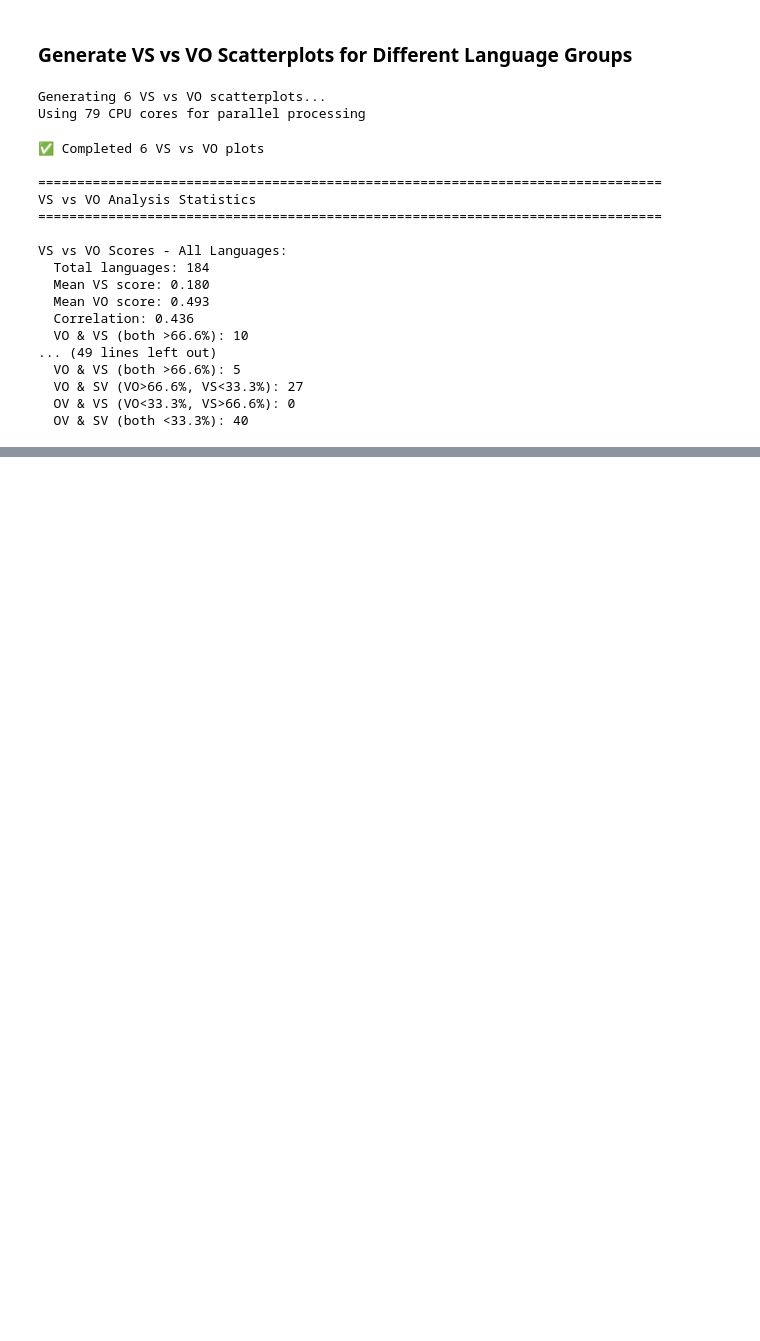
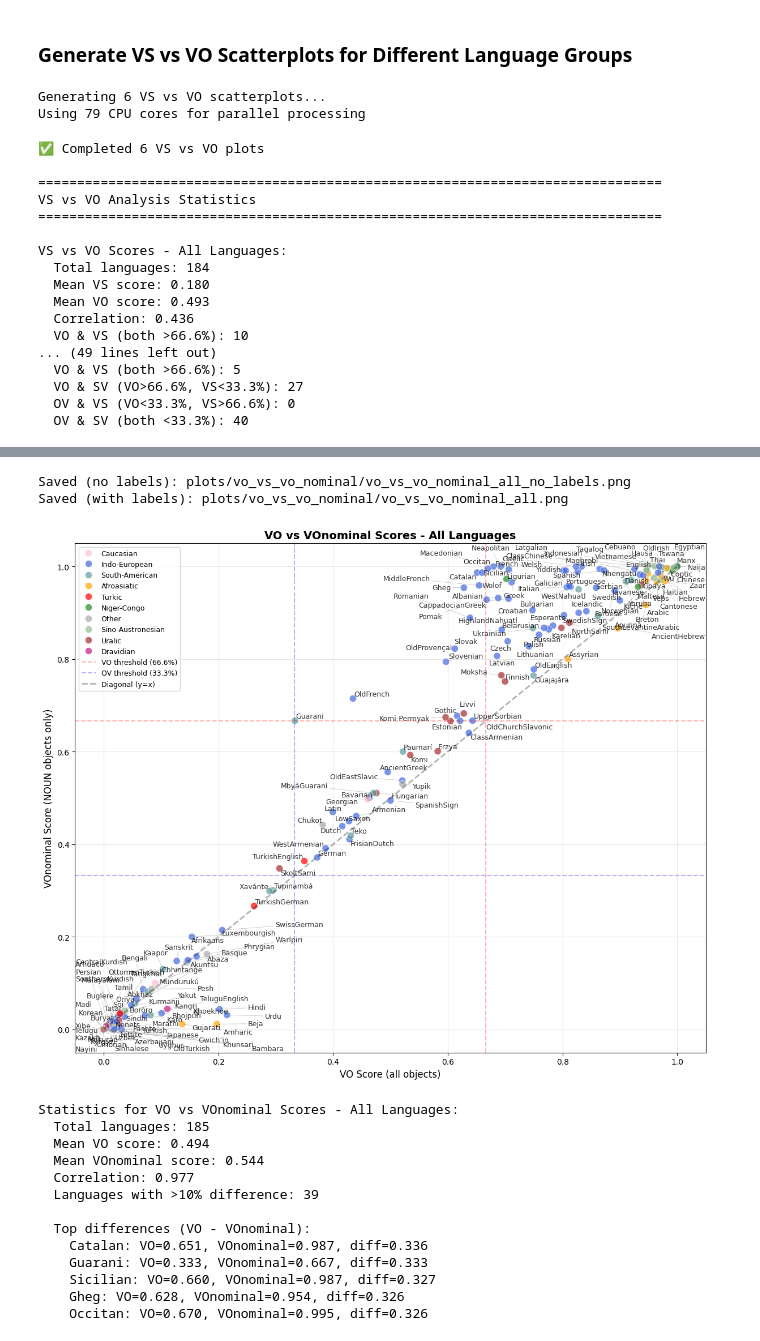
Before and after one commit to typometrics/dataanalysis, a Jupyter notebook: 05_comparative_visualization.ipynb, the cells around one changed output, grey strips where cells are left out. Cells and saved outputs as stored; diff of their text form; code cells hidden in the pictures; blank space fills up the shorter version.

Commit message:
feat: Introduce VOnominal analysis and add bastard plots

```diff
--- a/05_comparative_visualization.ipynb
+++ b/05_comparative_visualization.ipynb
@@ -353,0 +360,37 @@ VS vs VO Scores - All Languages:
+# %%
+# Generate VO vs VOnominal scatterplot
+reload(plotting)
+
+# Check if vo_nominal_score column exists
+if 'vo_nominal_score' not in vo_hi_df.columns:
+    print("⚠️ WARNING: 'vo_nominal_score' column not found in vo_hi_df.")
+    print("Please ensure you have:")
+    print("1. Re-run the data processing in notebook 02 to compute VOnominal scores")
+    print("2. Re-run cell 4 in this notebook to reload vo_vs_hi_scores.csv")
+else:
+    # Generate the plot
+    result = plotting.plot_vo_vs_vo_nominal_scatter(
+        vo_hi_df,
+        lang_filter=set(all_langs_average_sizes_filtered.keys()),
+        title="VO vs VOnominal Scores - All Languages",
+        filename="vo_vs_vo_nominal_all.png",
+        group_to_color=group_to_color,
+        plots_dir=PLOTS_DIR
+    )
+# %% [output]
+Saved (no labels): plots/vo_vs_vo_nominal/vo_vs_vo_nominal_all_no_labels.png
+Saved (with labels): plots/vo_vs_vo_nominal/vo_vs_vo_nominal_all.png
+[figure, added]
+Statistics for VO vs VOnominal Scores - All Languages:
+  Total languages: 185
+  Mean VO score: 0.494
+  Mean VOnominal score: 0.544
+  Correlation: 0.977
+  Languages with >10% difference: 39
+
+  Top differences (VO - VOnominal):
+    Catalan: VO=0.651, VOnominal=0.987, diff=0.336
+    Guarani: VO=0.333, VOnominal=0.667, diff=0.333
+    Sicilian: VO=0.660, VOnominal=0.987, diff=0.327
+    Gheg: VO=0.628, VOnominal=0.954, diff=0.326
+    Occitan: VO=0.670, VOnominal=0.995, diff=0.326
```
Also changed, not shown: parts of 6 cells of this notebook, 12 other files.
